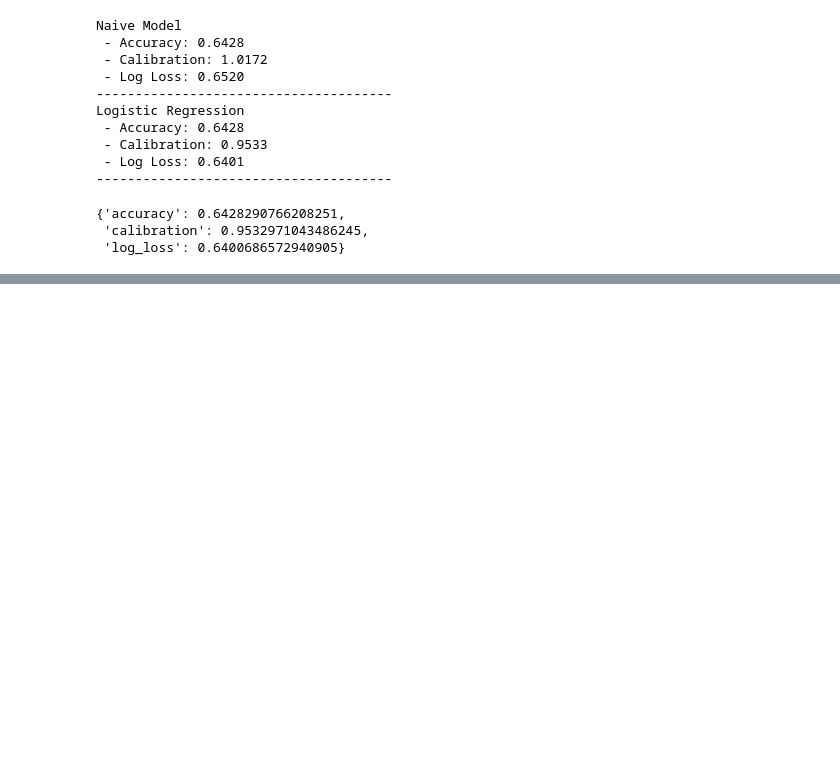
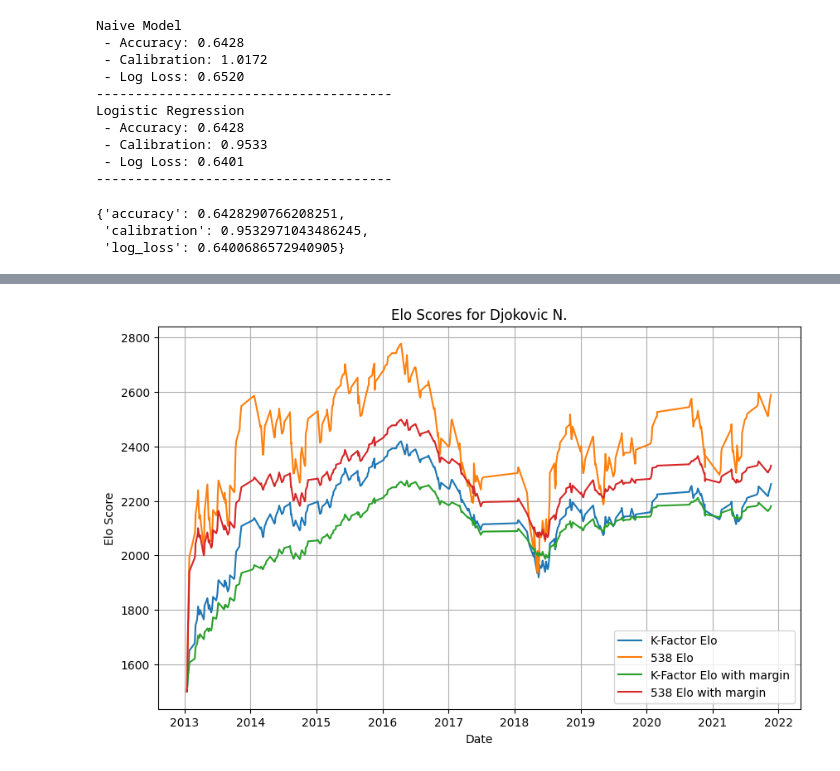
Before and after one commit to oanhnguyenolivia/TennisOutcomePrediction, a Jupyter notebook: Cleaned Dataset.ipynb, the cells around one changed output, grey strips where cells are left out. Saved outputs shown, nothing was run; the diff lists cells and outputs as text; code cells hidden in the pictures; blank space fills up the shorter version.

```diff
--- a/Cleaned Dataset.ipynb
+++ b/Cleaned Dataset.ipynb
@@ -1120,0 +552,12 @@ Glicko Model
+# %%
+df_elo_train_fixed_with_margin, _ = implement_elo_with_margin(df_train, lambda matches_played, margin: k_margin_func(matches_played, margin, k=1.00, margin_factor=13.38))
+df_elo_train_538_with_margin, _ = implement_elo_with_margin(df_train, lambda matches_played, margin: k_538_with_margin(matches_played, margin, delta=100.00, nu=5.00, sigma=0.27))
+
+df_player_k_factor_with_margin = get_individual_data(df_elo_train_fixed_with_margin, player_name, "elo")
+df_player_538_with_margin = get_individual_data(df_elo_train_538_with_margin, player_name, "elo")
+
+df_players = [df_player_k_factor, df_player_538, df_player_k_factor_with_margin, df_player_538_with_margin]
+labels = ["K-Factor Elo", "538 Elo", "K-Factor Elo with margin", "538 Elo with margin"]
+plot_ratings(player_name, df_players, labels, "elo")
+# %% [output]
+[figure, added]
```
Also changed, not shown: parts of 53 cells of this notebook.
